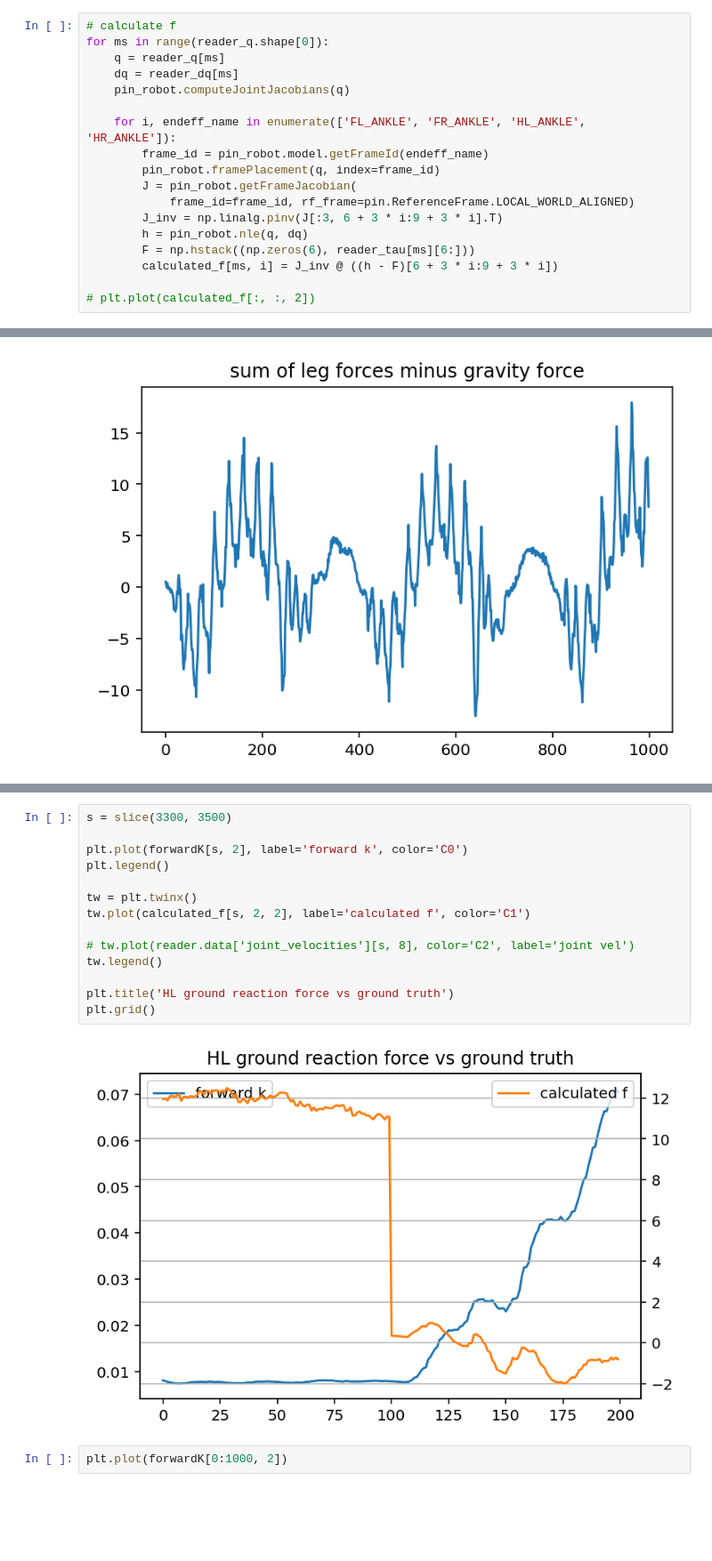
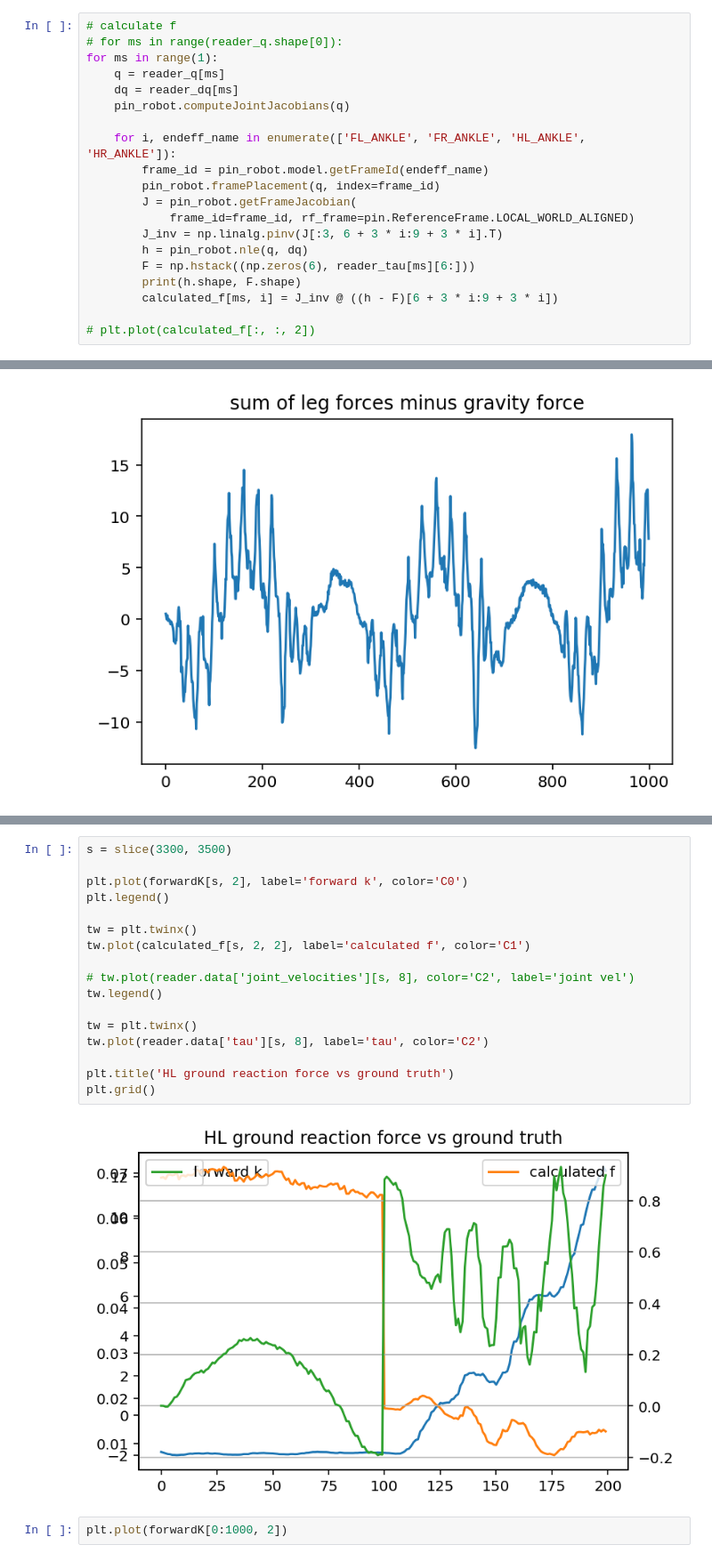
Before and after one commit to caoliheng/contact-detection, a Jupyter notebook: data analysis.ipynb, the cells around one changed output, grey strips where cells are left out. Shown at 89% size. Saved outputs shown, nothing was run; the diff lists cells and outputs as text; blank space fills up the shorter version.

```diff
--- a/data analysis.ipynb
+++ b/data analysis.ipynb
@@ -37,7 +37,8 @@ calculated_f = np.empty((reader_q.shape[0], 4, 3))
 calculated_omi = np.empty((reader_q.shape[0], 3))
 # %%
 # calculate f
-for ms in range(reader_q.shape[0]):
+# for ms in range(reader_q.shape[0]):
+for ms in range(1):
     q = reader_q[ms]
     dq = reader_dq[ms]
     pin_robot.computeJointJacobians(q)
@@ -50,6 +51,7 @@ for ms in range(reader_q.shape[0]):
         J_inv = np.linalg.pinv(J[:3, 6 + 3 * i:9 + 3 * i].T)
         h = pin_robot.nle(q, dq)
         F = np.hstack((np.zeros(6), reader_tau[ms][6:]))
+        print(h.shape, F.shape)
         calculated_f[ms, i] = J_inv @ ((h - F)[6 + 3 * i:9 + 3 * i])
 
 # plt.plot(calculated_f[:, :, 2])
@@ -189,19 +201,22 @@ plt.grid()
 # %%
 s = slice(3300, 3500)
 
 plt.plot(forwardK[s, 2], label='forward k', color='C0')
 plt.legend()
 
 tw = plt.twinx()
 tw.plot(calculated_f[s, 2, 2], label='calculated f', color='C1')
 
 # tw.plot(reader.data['joint_velocities'][s, 8], color='C2', label='joint vel')
 tw.legend()
 
+tw = plt.twinx()
+tw.plot(reader.data['tau'][s, 8], label='tau', color='C2')
+
 plt.title('HL ground reaction force vs ground truth')
 plt.grid()
 # %% [output]
-[figure, old version]
+[figure, new version]
 # %%
 plt.plot(forwardK[0:1000, 2])
 # %% [output]
```
Also changed, not shown: parts of 3 cells of this notebook, 1 other file.
